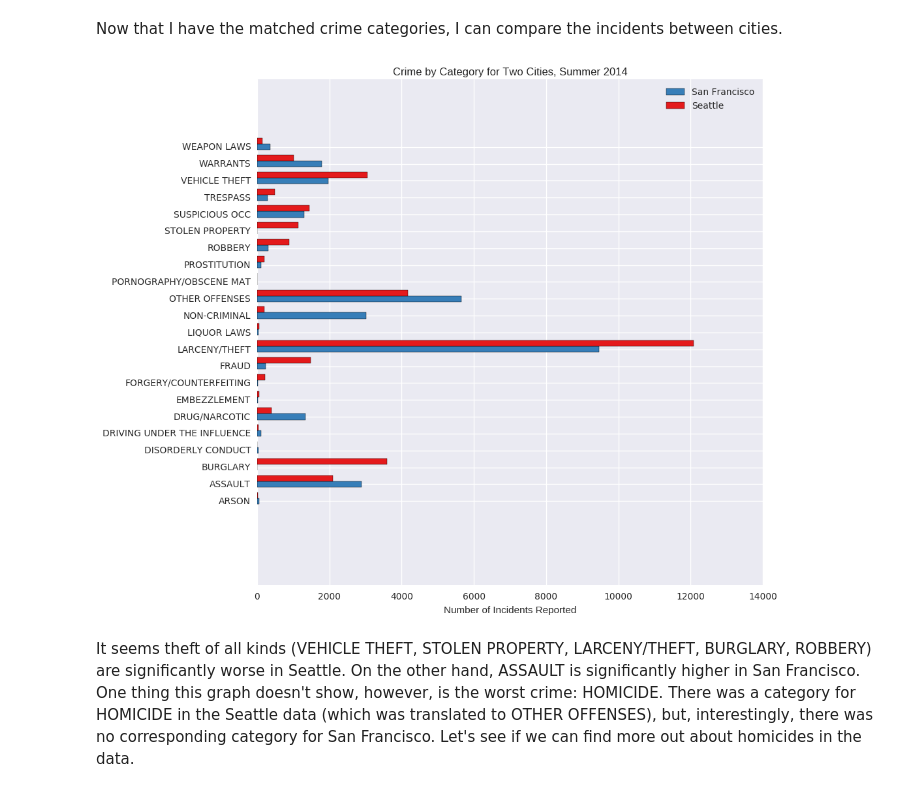
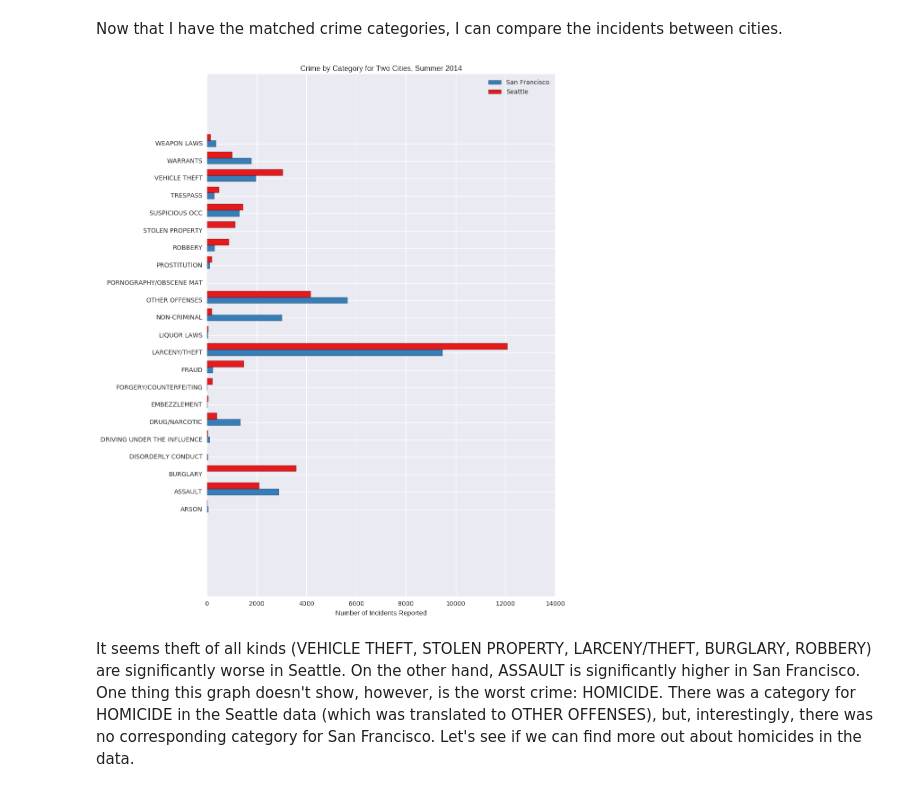
Before and after one commit to datacathy/crime_summer_2014, a Jupyter notebook: crime_summer_2014.ipynb, the cells around one changed output. Saved outputs shown, nothing was run; the diff lists cells and outputs as text; code cells hidden in the pictures.

Commit message:
changed size of main graph

```diff
--- a/crime_summer_2014.ipynb
+++ b/crime_summer_2014.ipynb
@@ -237,16 +237,16 @@ stcounts2 = seattle.groupby('CrimeCat').agg('count')['Location'].sort_index()
 # %%
 n = len(sanfran['CrimeCat'].unique()) # number of crime categories
 index = np.arange(n)
-plt.figure(figsize = (10,10))
+plt.figure(figsize = (10,15))
 plt.barh(index, sfcounts2, 0.35, label = "San Francisco", align = "center", color = "#377eb8")
 plt.barh(index + 0.35, stcounts2, 0.35, label = "Seattle", align = "center", color = "#e41a1c")
 plt.yticks(index, sfcounts2.index)
 plt.legend()
 plt.xlabel("Number of Incidents Reported")
 plt.title("Crime by Category for Two Cities, Summer 2014")
 plt.show()
 # %% [output]
-[figure, old version]
+[figure, new version]
 # %% [markdown]
 It seems theft of all kinds (VEHICLE THEFT, STOLEN PROPERTY, LARCENY/THEFT, BURGLARY, ROBBERY) are significantly worse in Seattle. On the other hand, ASSAULT is significantly higher in San Francisco. One thing this graph doesn't show, however, is the worst crime: HOMICIDE. There was a category for HOMICIDE in the Seattle data (which was translated to OTHER OFFENSES), but, interestingly, there was no corresponding category for San Francisco. Let's see if we can find more out about homicides in the data.
 # %%
```
